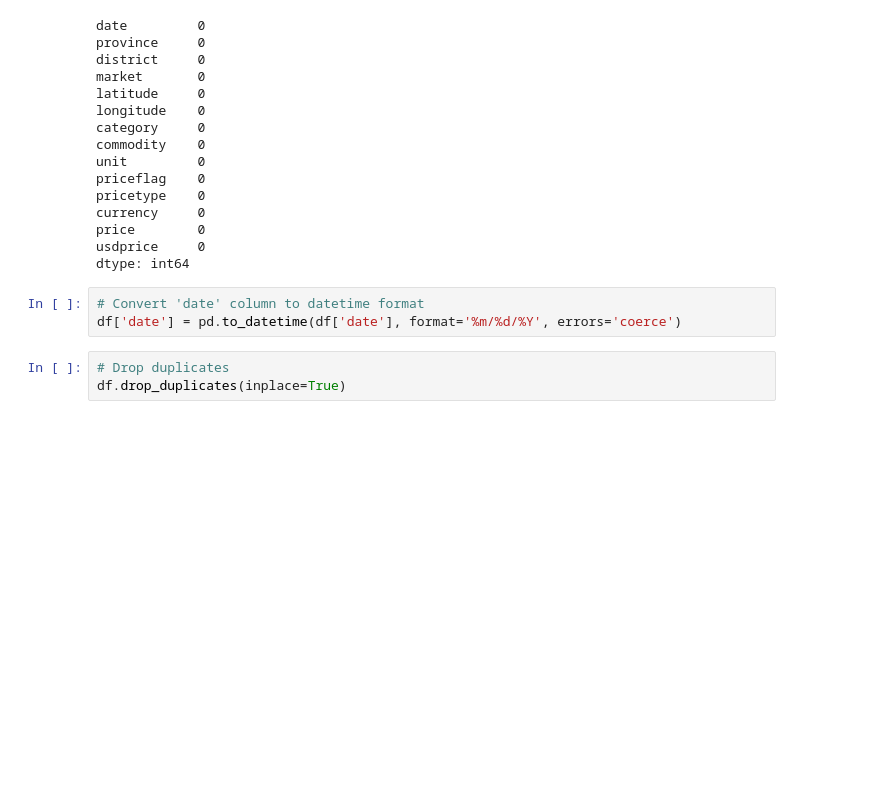
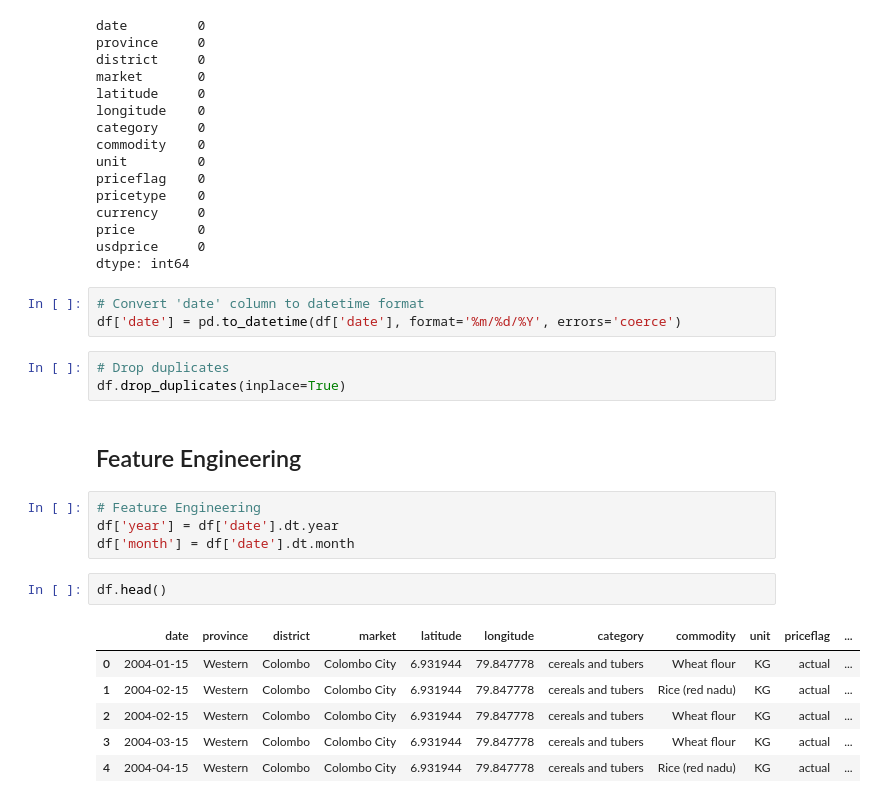
Before and after one commit to HChandeepa/Sri_Lanka_Food_Prices_Analysis, a Jupyter notebook: Sri_Lanka_Food_Prices_CW.ipynb, the cells around one changed output. Drawn from its saved outputs; the diff is of its cells as text; blank space fills up the shorter version.

Commit message:
Feature Engineering

```diff
--- a/Sri_Lanka_Food_Prices_CW.ipynb
+++ b/Sri_Lanka_Food_Prices_CW.ipynb
@@ -155,3 +155,18 @@ df['date'] = pd.to_datetime(df['date'], format='%m/%d/%Y', errors='coerce')
 # %%
 # Drop duplicates
 df.drop_duplicates(inplace=True)
+# %% [markdown]
+## Feature Engineering
+# %%
+# Feature Engineering
+df['year'] = df['date'].dt.year
+df['month'] = df['date'].dt.month
+# %%
+df.head()
+# %% [output]
+|  | date | province | district | market | latitude | longitude | category | commodity | unit | priceflag | ... |
+| 0 | 2004-01-15 | Western | Colombo | Colombo City | 6.931944 | 79.847778 | cereals and tubers | Wheat flour | KG | actual | ... |
+| 1 | 2004-02-15 | Western | Colombo | Colombo City | 6.931944 | 79.847778 | cereals and tubers | Rice (red nadu) | KG | actual | ... |
+| 2 | 2004-02-15 | Western | Colombo | Colombo City | 6.931944 | 79.847778 | cereals and tubers | Wheat flour | KG | actual | ... |
+| 3 | 2004-03-15 | Western | Colombo | Colombo City | 6.931944 | 79.847778 | cereals and tubers | Wheat flour | KG | actual | ... |
+| 4 | 2004-04-15 | Western | Colombo | Colombo City | 6.931944 | 79.847778 | cereals and tubers | Rice (red nadu) | KG | actual | ... |
```
